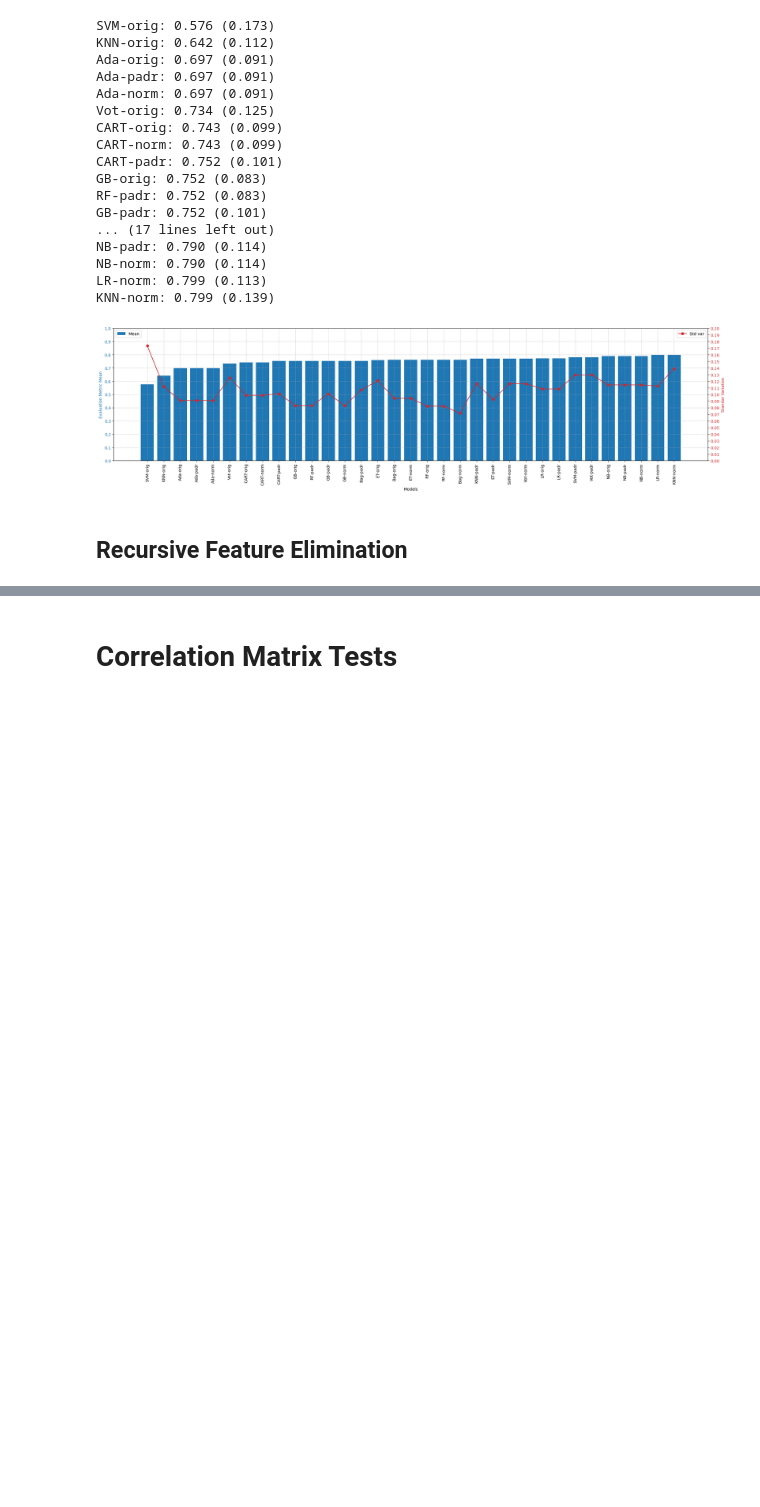
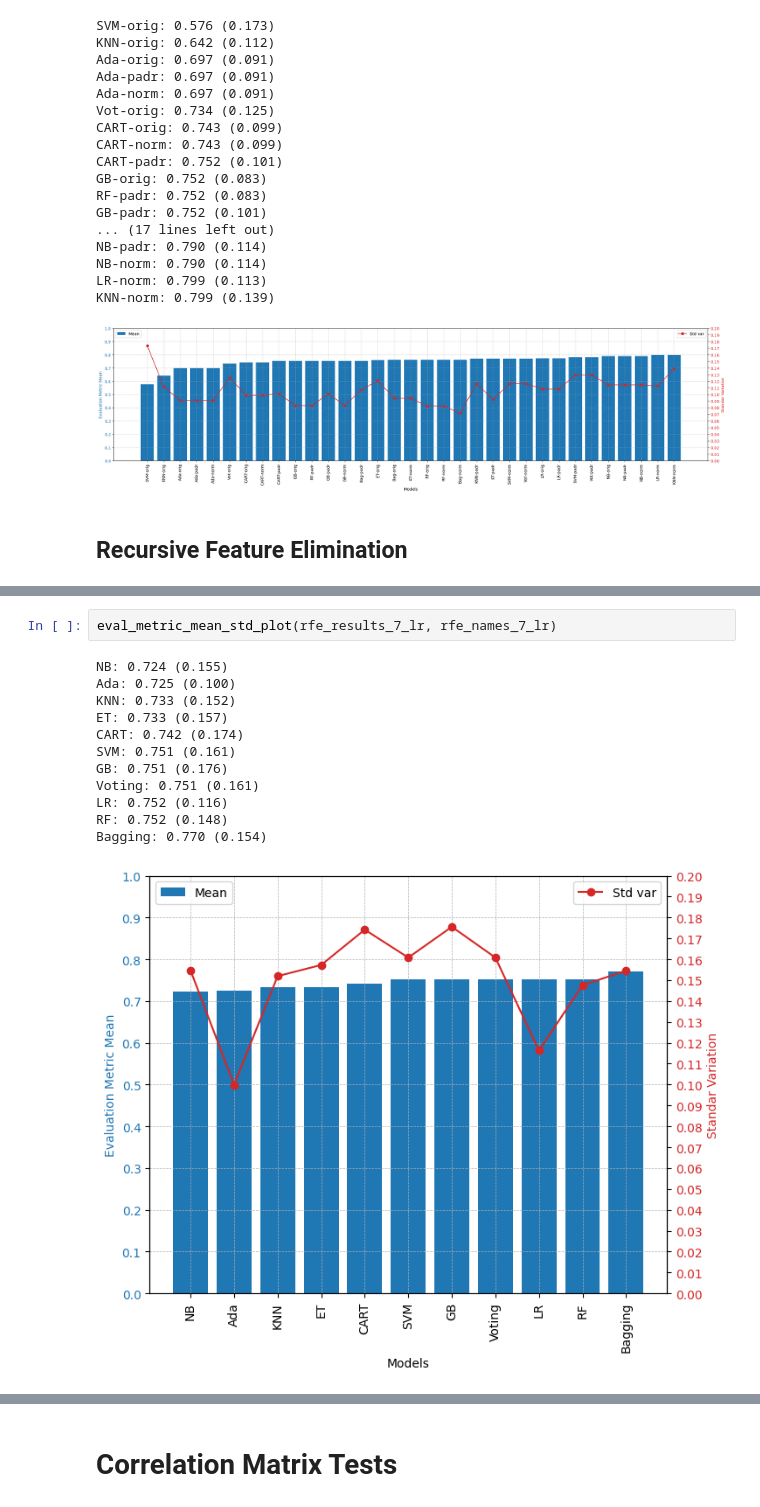
Before and after one commit to fangnes/pucrio_data_science_and_analytics, a Jupyter notebook: MVP_Machine_Learning_&_Analytics.ipynb, the cells around one changed output, grey strips where cells are left out. Saved outputs shown, nothing was run; the diff lists cells and outputs as text; blank space fills up the shorter version.

```diff
--- a/MVP_Machine_Learning_&_Analytics.ipynb
+++ b/MVP_Machine_Learning_&_Analytics.ipynb
@@ -731,0 +735,15 @@ print(features_selected_lr)
+# %%
+eval_metric_mean_std_plot(rfe_results_7_lr, rfe_names_7_lr)
+# %% [output]
+NB: 0.724 (0.155)
+Ada: 0.725 (0.100)
+KNN: 0.733 (0.152)
+ET: 0.733 (0.157)
+CART: 0.742 (0.174)
+SVM: 0.751 (0.161)
+GB: 0.751 (0.176)
+Voting: 0.751 (0.161)
+LR: 0.752 (0.116)
+RF: 0.752 (0.148)
+Bagging: 0.770 (0.154)
+[figure, added]
```
Also changed, not shown: parts of 39 cells of this notebook.
